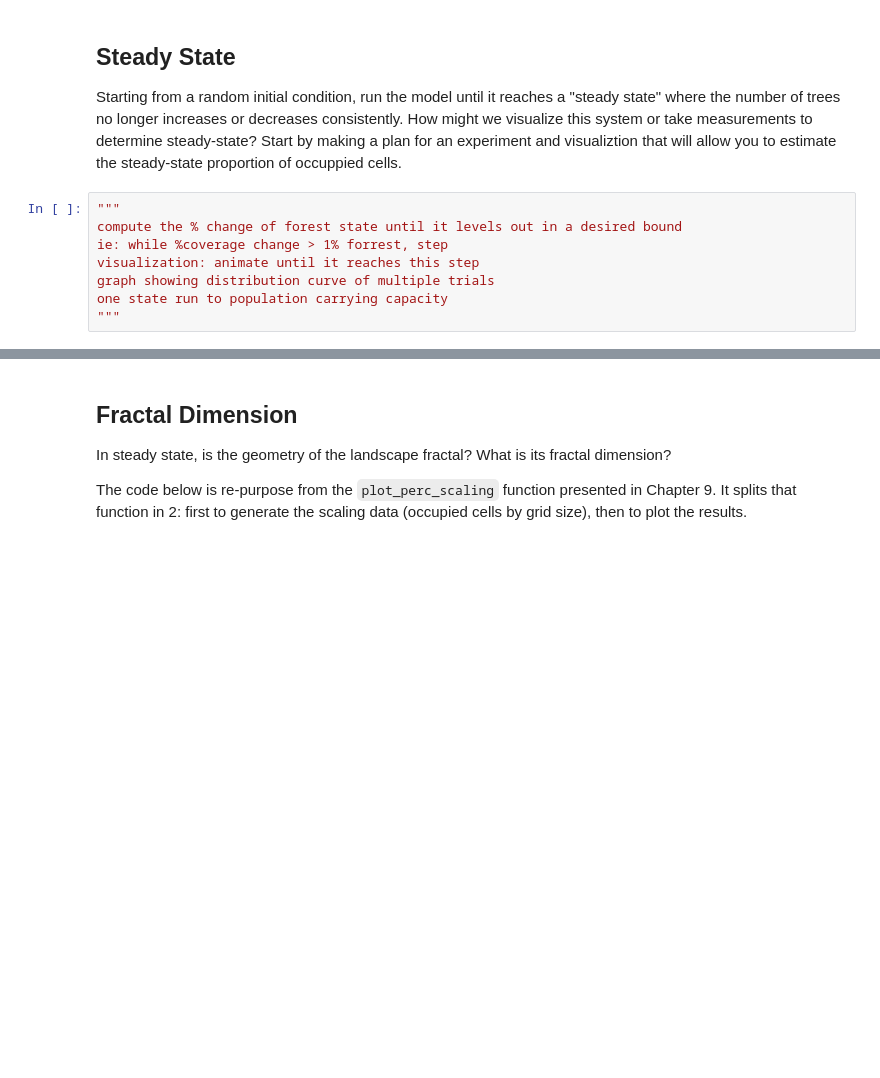
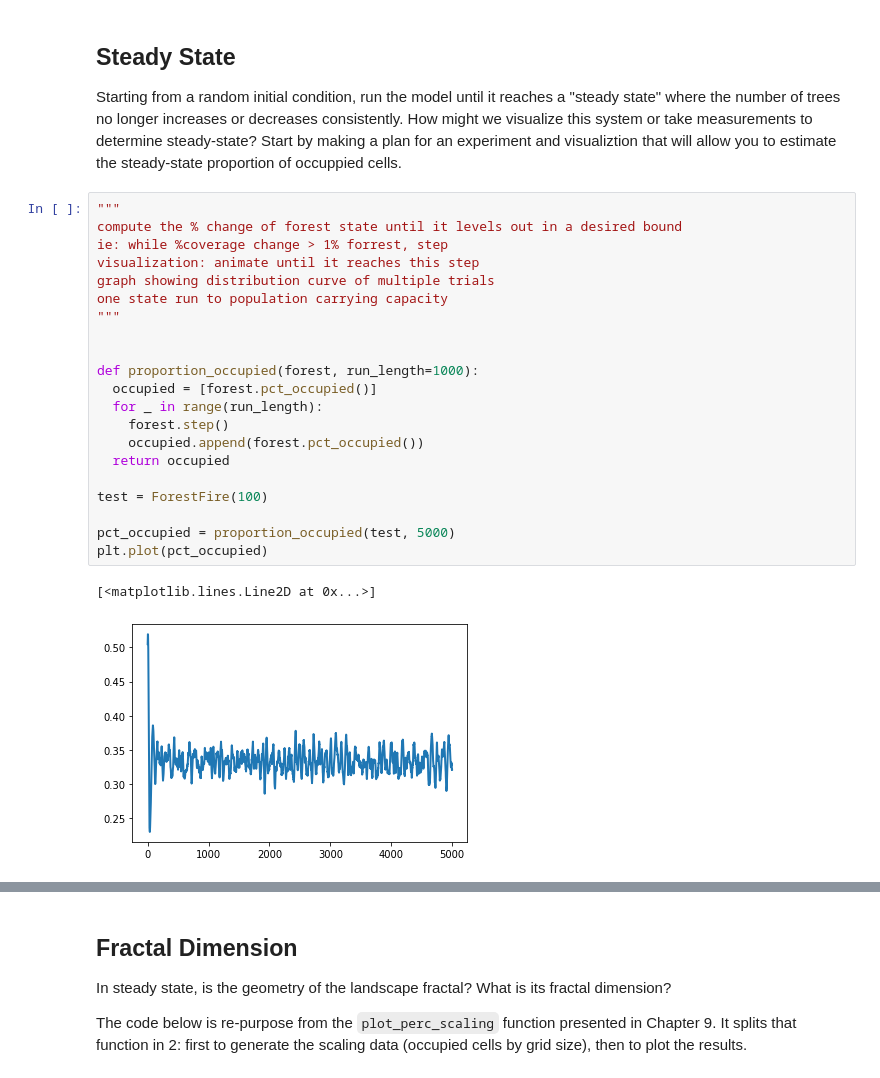
Before and after one commit to grahamswanston/cap-comp215, a Jupyter notebook: Graham_Swanston_final_lab07.ipynb, the cells around one changed output, grey strips where cells are left out. Cells and saved outputs as stored; diff of their text form; blank space fills up the shorter version.

```diff
--- a/Graham_Swanston_final_lab07.ipynb
+++ b/Graham_Swanston_final_lab07.ipynb
@@ -228,8 +198,24 @@ Start by making a plan for an experiment and visualiztion that will allow you to
 # %%
 """
 compute the % change of forest state until it levels out in a desired bound
 ie: while %coverage change > 1% forrest, step
 visualization: animate until it reaches this step
 graph showing distribution curve of multiple trials
 one state run to population carrying capacity
 """
+
+
+def proportion_occupied(forest, run_length=1000):
+  occupied = [forest.pct_occupied()]
+  for _ in range(run_length):
+    forest.step()
+    occupied.append(forest.pct_occupied())
+  return occupied
+
+test = ForestFire(100)
+
+pct_occupied = proportion_occupied(test, 5000)
+plt.plot(pct_occupied)
+# %% [output]
+[<matplotlib.lines.Line2D at 0x...>]
+[figure, added]
```
Also changed, not shown: parts of 7 cells of this notebook.
